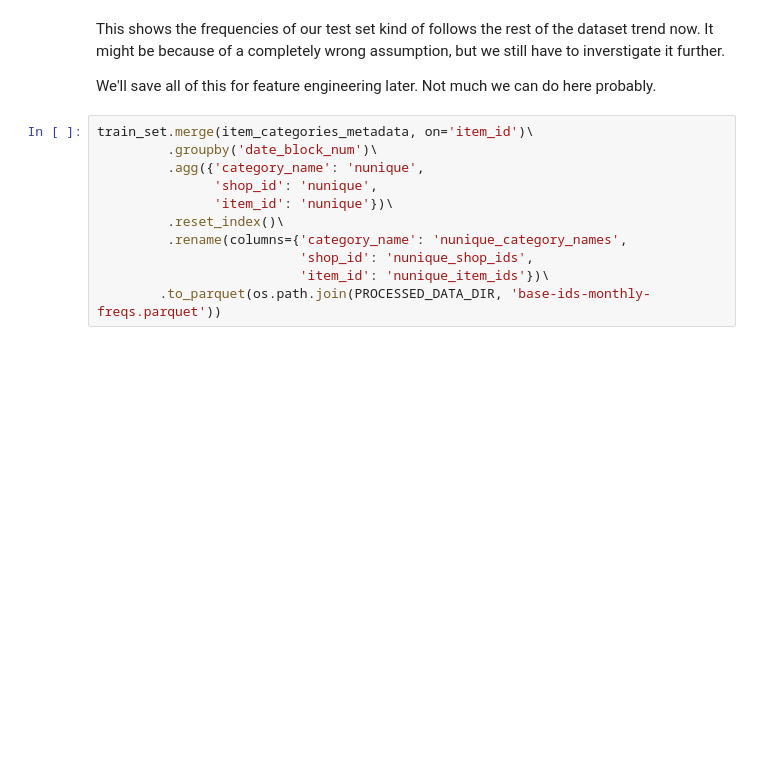
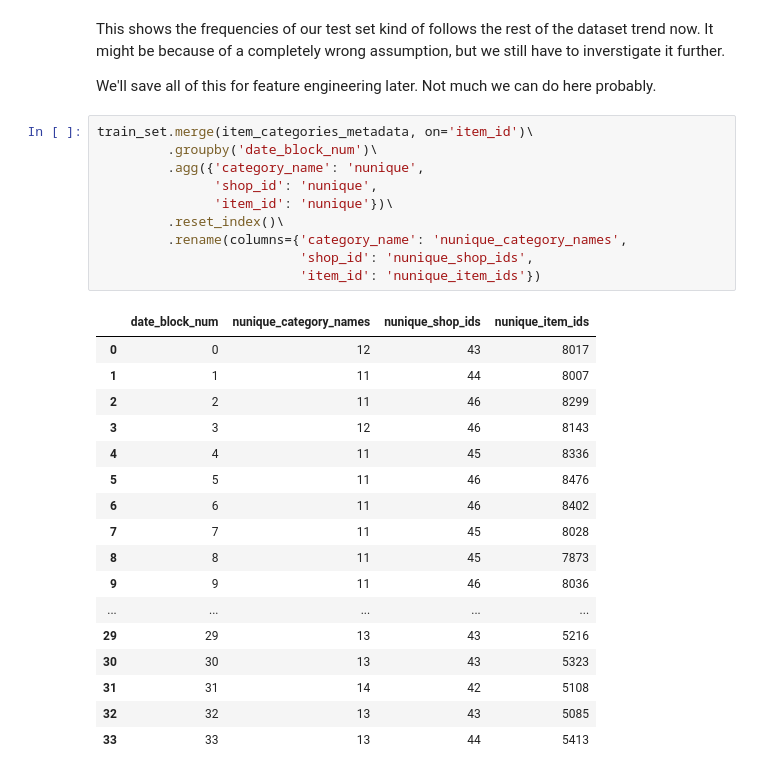
Before and after one commit to caioaao/hse-aml-final-project, a Jupyter notebook: notebooks/03-EDA-time trend & ids frequencies.ipynb, the cells around one changed output. Cells and saved outputs as stored; diff of their text form; blank space fills up the shorter version.

```diff
--- a/notebooks/03-EDA-time trend & ids frequencies.ipynb
+++ b/notebooks/03-EDA-time trend & ids frequencies.ipynb
@@ -113,11 +112,28 @@ We'll save all of this for feature engineering later. Not much we can do here pr
 # %%
 train_set.merge(item_categories_metadata, on='item_id')\
          .groupby('date_block_num')\
          .agg({'category_name': 'nunique',
                'shop_id': 'nunique',
                'item_id': 'nunique'})\
          .reset_index()\
          .rename(columns={'category_name': 'nunique_category_names',
                           'shop_id': 'nunique_shop_ids',
-                          'item_id': 'nunique_item_ids'})\
-        .to_parquet(os.path.join(PROCESSED_DATA_DIR, 'base-ids-monthly-freqs.parquet'))
+                          'item_id': 'nunique_item_ids'})
+# %% [output]
+|  | date_block_num | nunique_category_names | nunique_shop_ids | nunique_item_ids |
+| 0 | 0 | 12 | 43 | 8017 |
+| 1 | 1 | 11 | 44 | 8007 |
+| 2 | 2 | 11 | 46 | 8299 |
+| 3 | 3 | 12 | 46 | 8143 |
+| 4 | 4 | 11 | 45 | 8336 |
+| 5 | 5 | 11 | 46 | 8476 |
+| 6 | 6 | 11 | 46 | 8402 |
+| 7 | 7 | 11 | 45 | 8028 |
+| 8 | 8 | 11 | 45 | 7873 |
+| 9 | 9 | 11 | 46 | 8036 |
+| ... | ... | ... | ... | ... |
+| 29 | 29 | 13 | 43 | 5216 |
+| 30 | 30 | 13 | 43 | 5323 |
+| 31 | 31 | 14 | 42 | 5108 |
+| 32 | 32 | 13 | 43 | 5085 |
+| 33 | 33 | 13 | 44 | 5413 |
```
Also changed, not shown: parts of 2 cells of this notebook, 3 other files.
